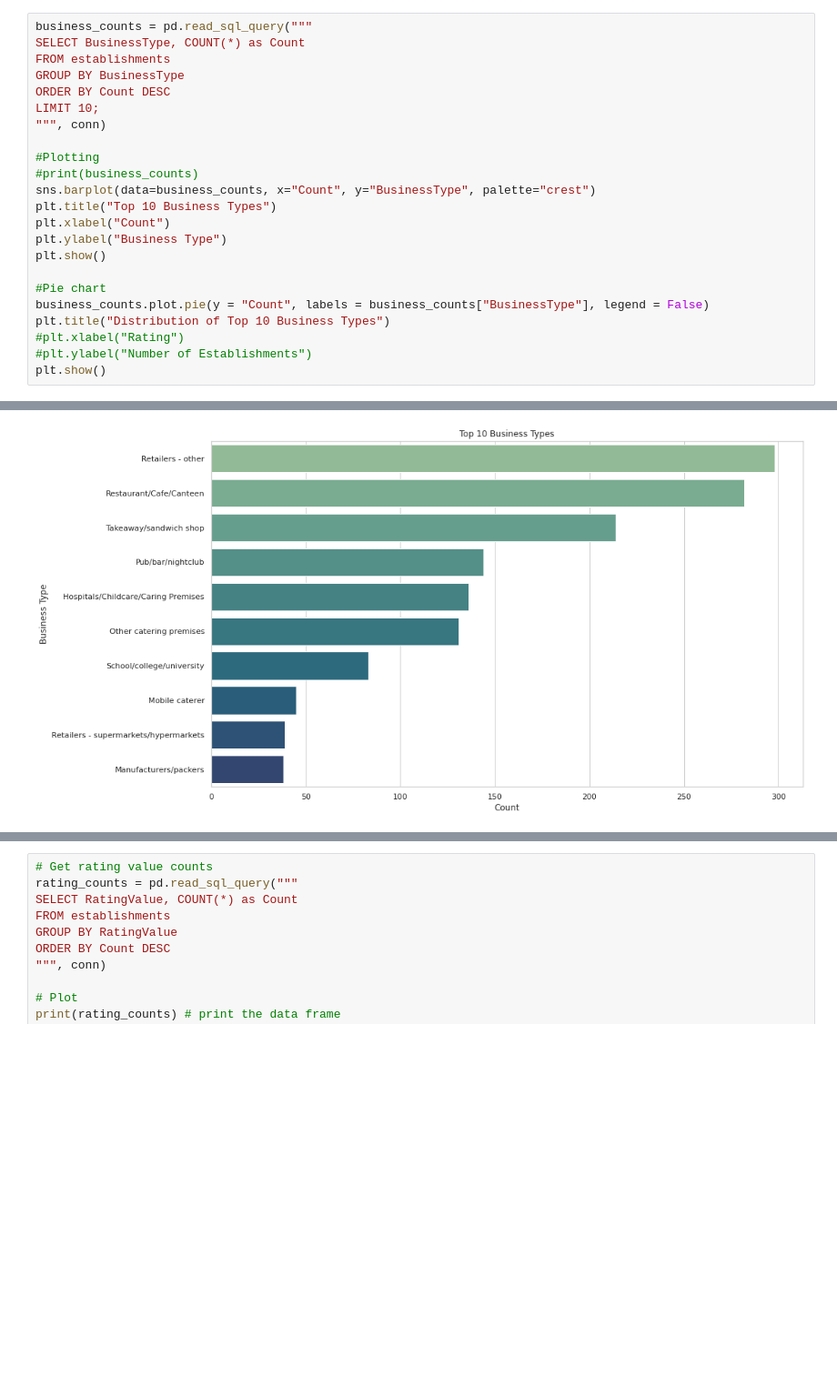
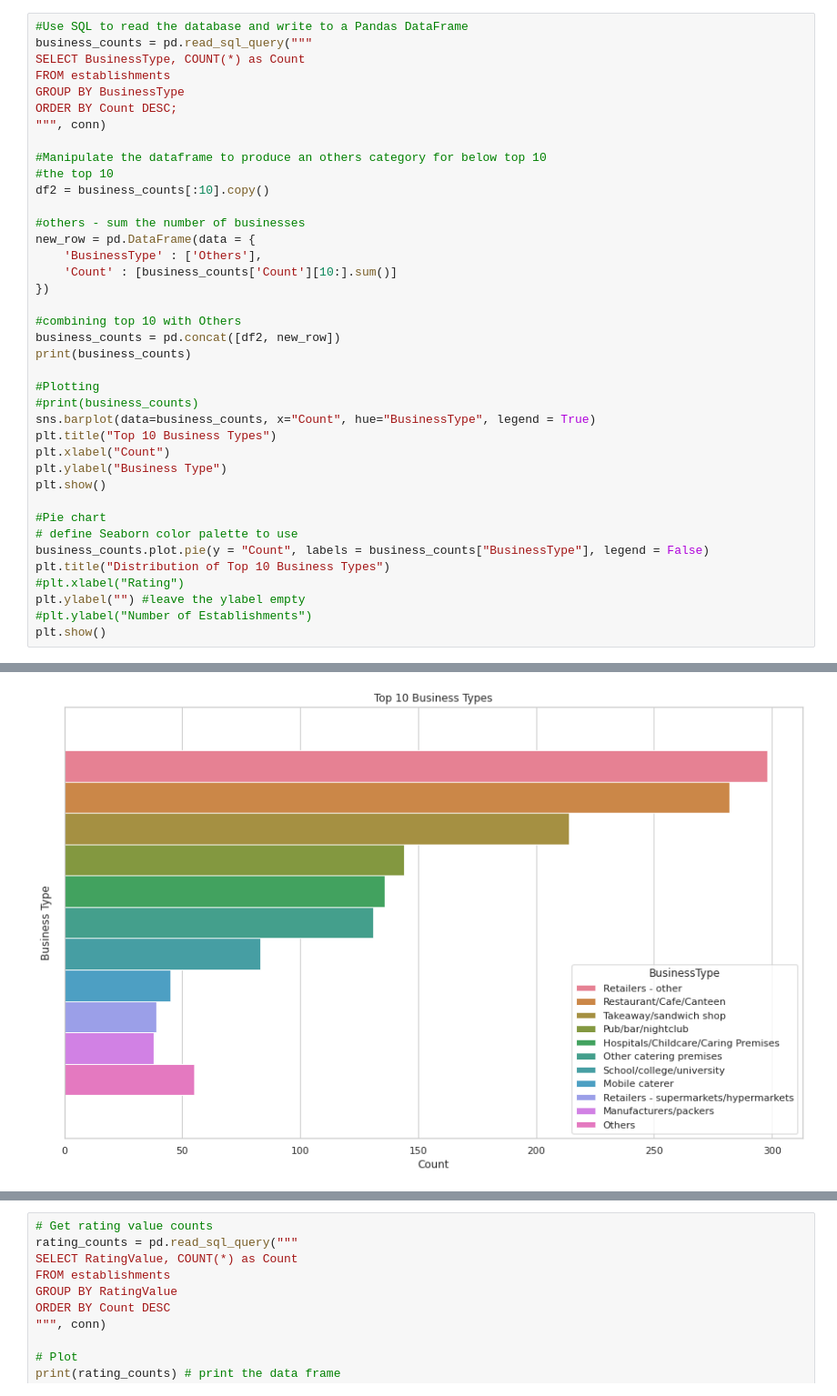
Before and after one commit to Curious-cetacean/renfrewshire_business_insights, a Jupyter notebook: reports/renfrewshire_hygiene_analysis.ipynb, the cells around one changed output, grey strips where cells are left out. Shown at 91% size. Saved outputs shown, nothing was run; the diff lists cells and outputs as text; blank space fills up the shorter version.

```diff
--- a/reports/renfrewshire_hygiene_analysis.ipynb
+++ b/reports/renfrewshire_hygiene_analysis.ipynb
@@ -45,24 +70,40 @@ df.head(10)
 # %%
+#Use SQL to read the database and write to a Pandas DataFrame
 business_counts = pd.read_sql_query("""
 SELECT BusinessType, COUNT(*) as Count
 FROM establishments
 GROUP BY BusinessType
-ORDER BY Count DESC
-LIMIT 10;
+ORDER BY Count DESC;
 """, conn)
+
+#Manipulate the dataframe to produce an others category for below top 10
+#the top 10
+df2 = business_counts[:10].copy()
+
+#others - sum the number of businesses
+new_row = pd.DataFrame(data = {
+    'BusinessType' : ['Others'],
+    'Count' : [business_counts['Count'][10:].sum()]
+})
+
+#combining top 10 with Others
+business_counts = pd.concat([df2, new_row])
+print(business_counts)
 
 #Plotting
 #print(business_counts)
-sns.barplot(data=business_counts, x="Count", y="BusinessType", palette="crest")
+sns.barplot(data=business_counts, x="Count", hue="BusinessType", legend = True)
 plt.title("Top 10 Business Types")
 plt.xlabel("Count")
 plt.ylabel("Business Type")
 plt.show()
 
 #Pie chart
+# define Seaborn color palette to use
 business_counts.plot.pie(y = "Count", labels = business_counts["BusinessType"], legend = False)
 plt.title("Distribution of Top 10 Business Types")
 #plt.xlabel("Rating")
+plt.ylabel("") #leave the ylabel empty
 #plt.ylabel("Number of Establishments")
 plt.show()
 # %% [output]
@@ -72 +122 @@ Passing `palette` without assigning `hue` is deprecated and will be removed in v
-[figure, old version]
+[figure, new version]
```
Also changed, not shown: parts of 23 cells of this notebook, 2 other files.
